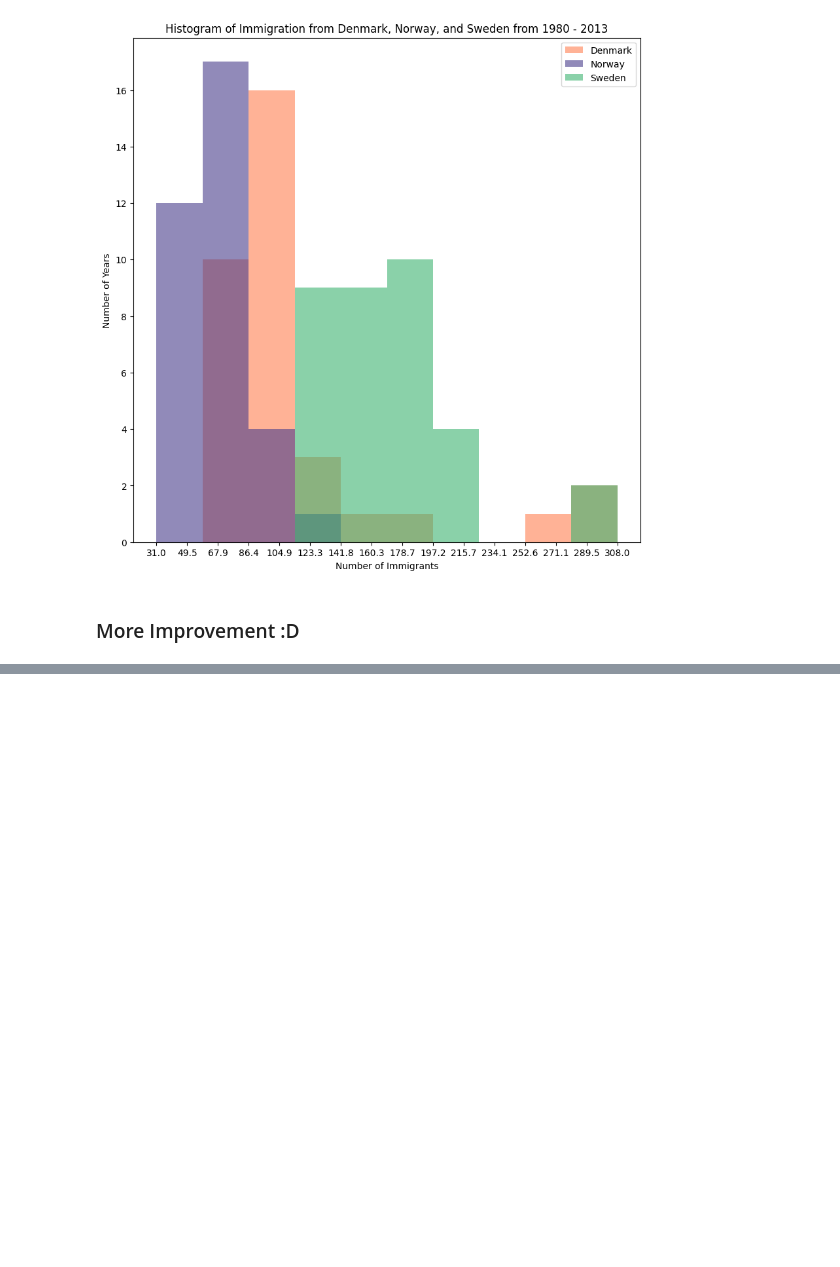
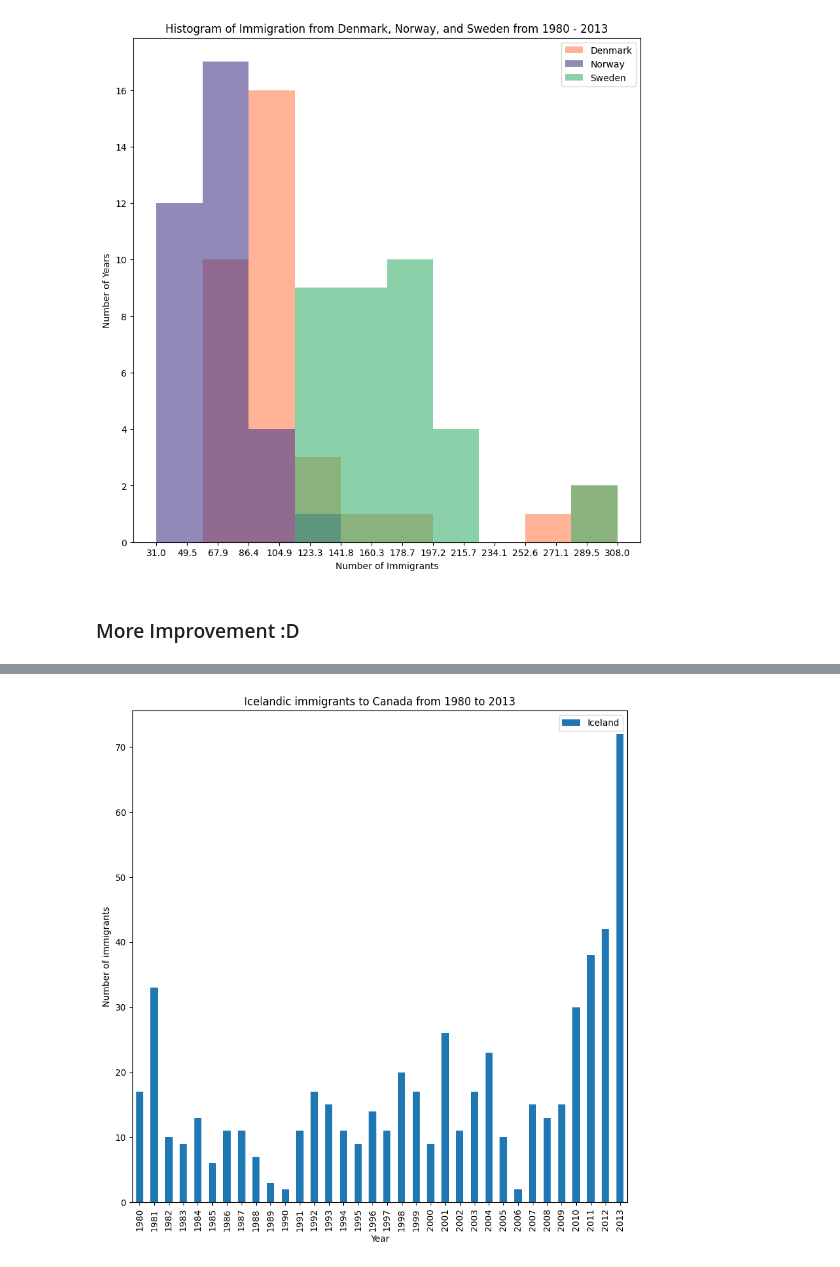
Before and after one commit to MachineTi-lab/IBM_Data_Visualization, a Jupyter notebook: MathPlot_LinePllots.ipynb, the cells around one changed output, grey strips where cells are left out. Drawn from its saved outputs; the diff is of its cells as text; code cells hidden in the pictures; blank space fills up the shorter version.

```diff
--- a/MathPlot_LinePllots.ipynb
+++ b/MathPlot_LinePllots.ipynb
@@ -332,0 +354,13 @@ count , bin_edges = np.histogram(df_hist , 15)
+# %%
+df_iceland = df_can.loc[["Iceland"] , years]
+df_iceland = df_iceland.transpose()
+# %%
+df_iceland.plot(kind = "bar" , figsize = (10,10))
+
+plt.xlabel('Year') # add to x-label to the plot
+plt.ylabel('Number of immigrants') # add y-label to the plot
+plt.title('Icelandic immigrants to Canada from 1980 to 2013') # add title to the plot
+
+plt.show()
+# %% [output]
+[figure, added]
```
Also changed, not shown: parts of 5 cells of this notebook.
